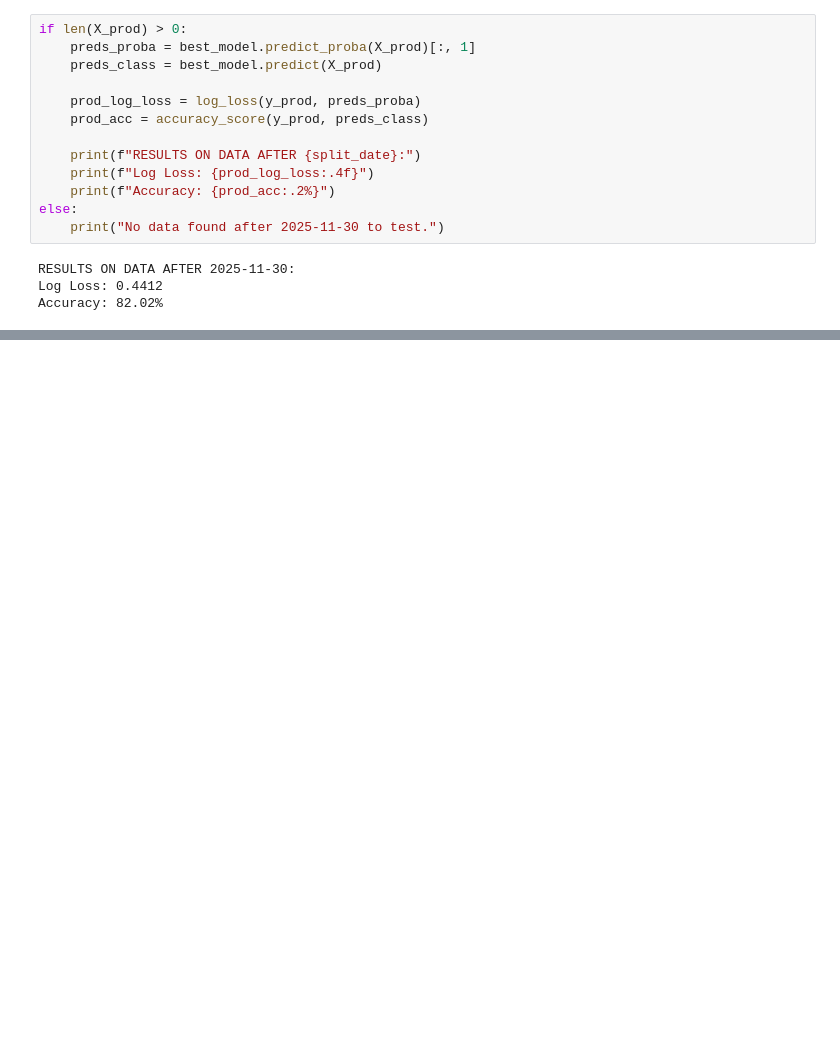
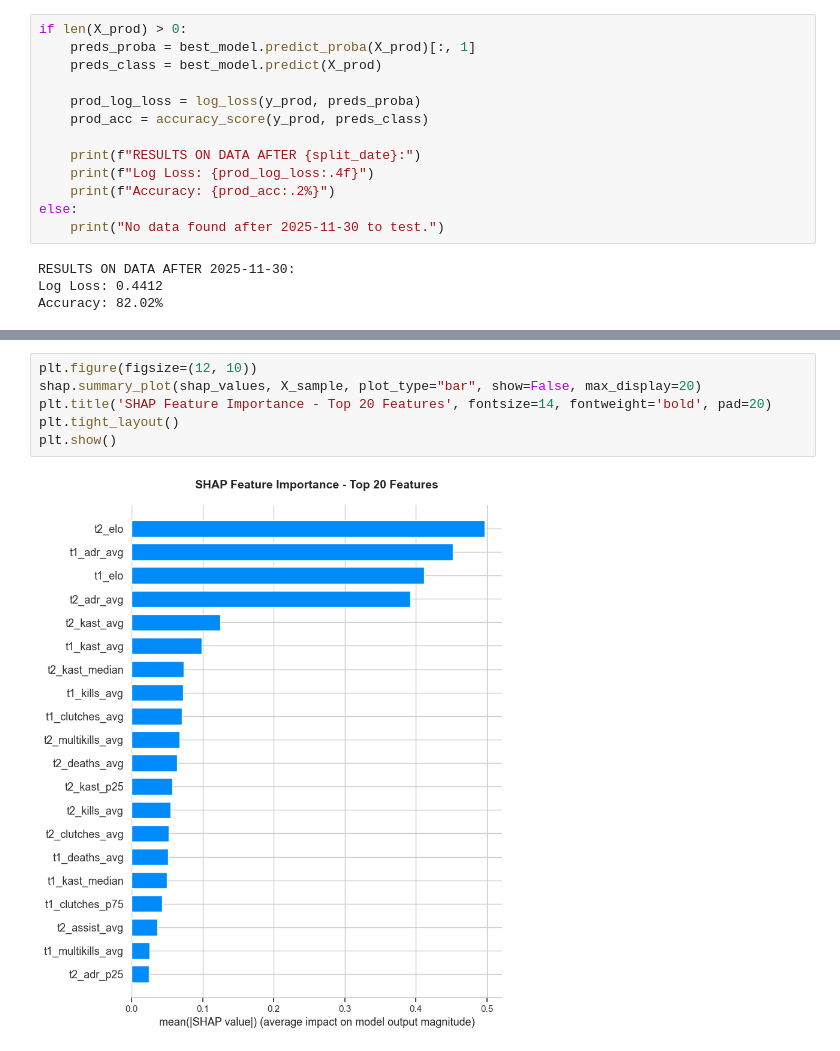
Before and after one commit to talDoFlemis/clutch-or-predict, a Jupyter notebook: notebooks/03-match-predictor.ipynb, the cells around one changed output, grey strips where cells are left out. Saved outputs shown, nothing was run; the diff lists cells and outputs as text; blank space fills up the shorter version.

```diff
--- a/notebooks/03-match-predictor.ipynb
+++ b/notebooks/03-match-predictor.ipynb
@@ -231,0 +334,8 @@ Passing `palette` without assigning `hue` is deprecated and will be removed in v
+# %%
+plt.figure(figsize=(12, 10))
+shap.summary_plot(shap_values, X_sample, plot_type="bar", show=False, max_display=20)
+plt.title('SHAP Feature Importance - Top 20 Features', fontsize=14, fontweight='bold', pad=20)
+plt.tight_layout()
+plt.show()
+# %% [output]
+[figure, added]
```
Also changed, not shown: parts of 13 cells of this notebook, 1 other file.
